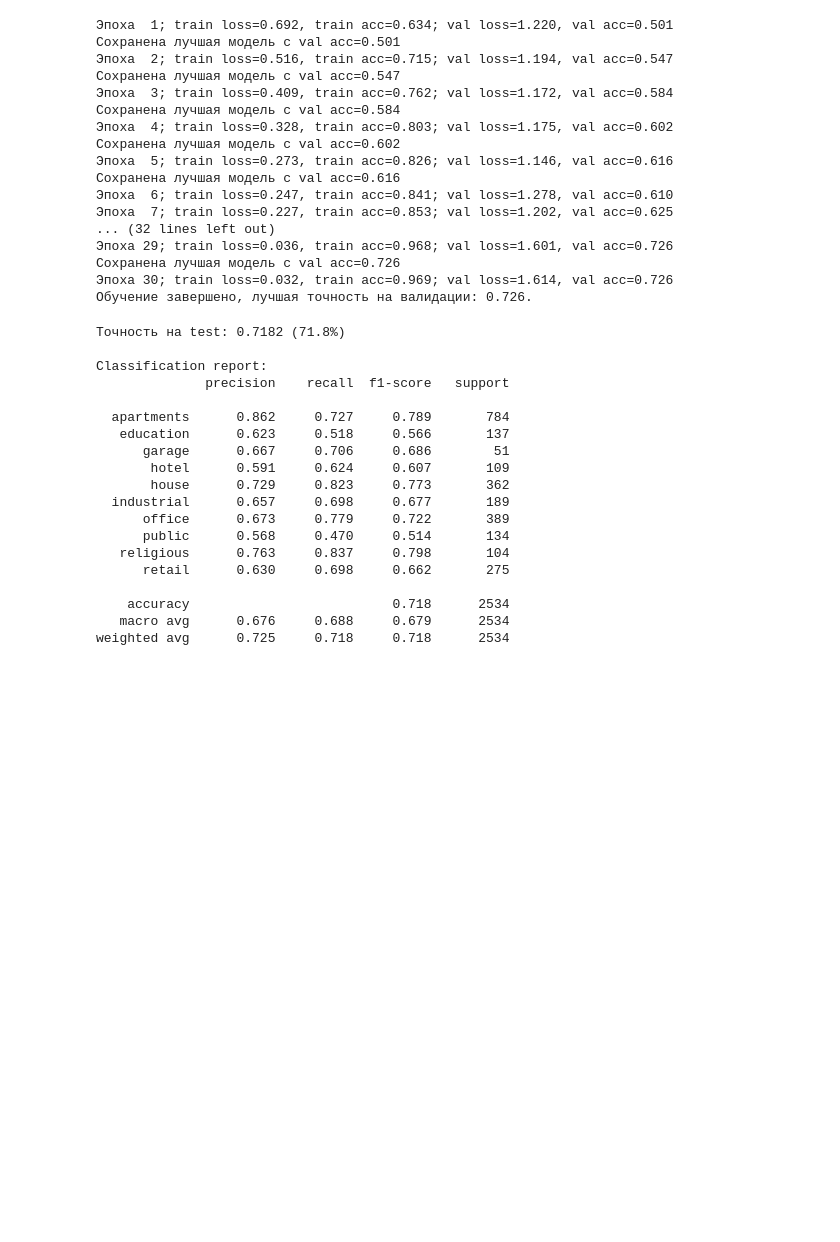
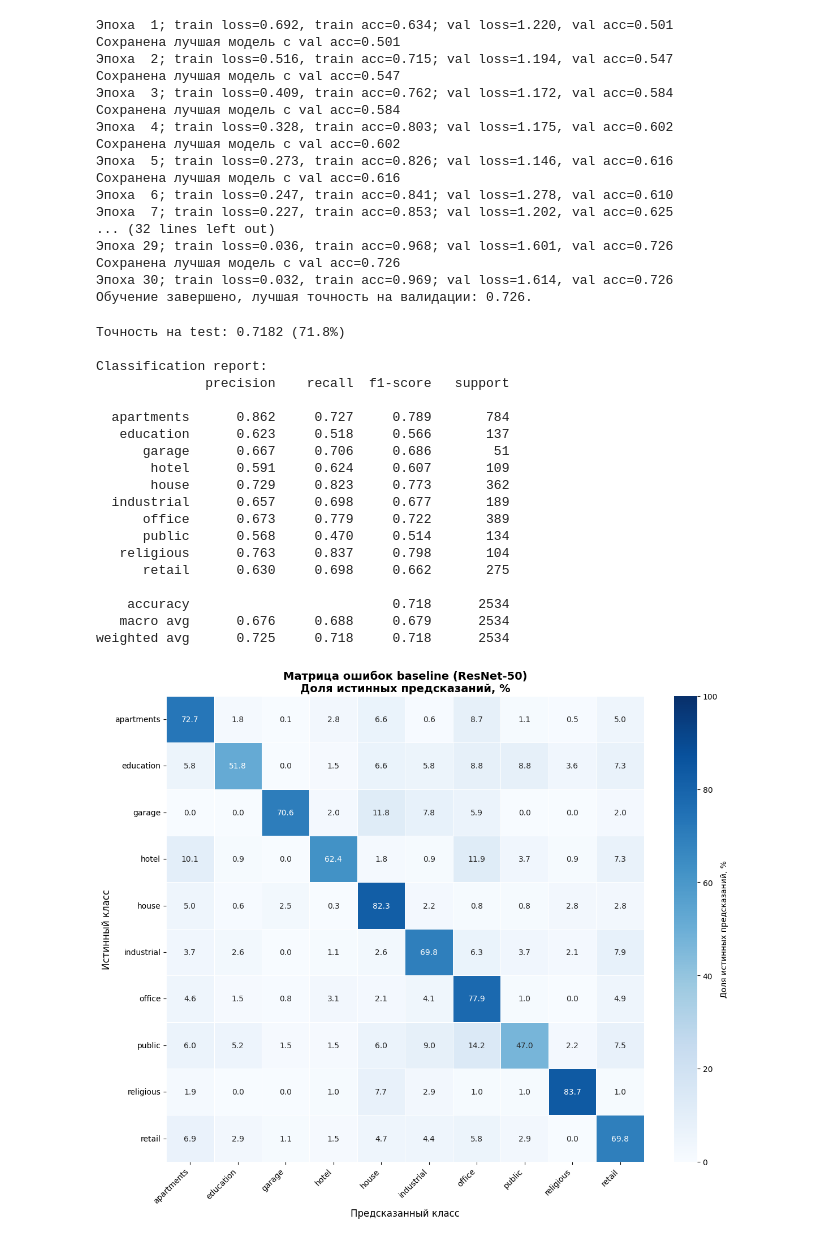
Before and after one commit to asemenyk24/diploma_project_2026, a Jupyter notebook: baseline.ipynb, the cells around one changed output. Saved outputs shown, nothing was run; the diff lists cells and outputs as text; code cells hidden in the pictures; blank space fills up the shorter version.

Commit message:
Добавил матрицу ошибок в baseline и завершил работу над основным решеним.

```diff
--- a/baseline.ipynb
+++ b/baseline.ipynb
@@ -213,6 +216,7 @@ for epoch in range(NUM_EPOCHS):
 
     if no_improve >= patience:
         print(f"Предел эпох без улучшения, остановка на {epoch+1}.")
+        break
 
 print(f"Обучение завершено, лучшая точность на валидации: {best_acc:.3f}.")
 # %% [output]
@@ -270,3 +274,35 @@ Classification report:
     accuracy                          0.718      2534
    macro avg      0.676     0.688     0.679      2534
 weighted avg      0.725     0.718     0.718      2534
+# %%
+cm = confusion_matrix(trues, preds)
+
+# В каждой ячейке считаю % от истинного класса
+cm_normalized = cm.astype('float') / cm.sum(axis=1)[:, np.newaxis] * 100
+
+plt.figure(figsize=(12, 10))
+sns.heatmap(
+    cm_normalized,
+    annot=True,
+    fmt='.1f',
+    cmap='Blues',
+    xticklabels=classes,
+    yticklabels=classes,
+    linewidths=0.5,
+    cbar_kws={'label': 'Доля истинных предсказаний, %'},
+    vmin=0,
+    vmax=100,
+    annot_kws={'fontsize': 10}
+)
+
+plt.title('Матрица ошибок baseline (ResNet-50)\nДоля истинных предсказаний, %',
+          fontweight='bold', fontsize=14)
+plt.xlabel('Предсказанный класс', fontsize=12)
+plt.ylabel('Истинный класс', fontsize=12)
+plt.xticks(rotation=45, ha='right')
+plt.yticks(rotation=0)
+
+plt.tight_layout()
+plt.show()
+# %% [output]
+[figure, added]
```
Also changed, not shown: parts of 1 cell of this notebook, 1 other file.
